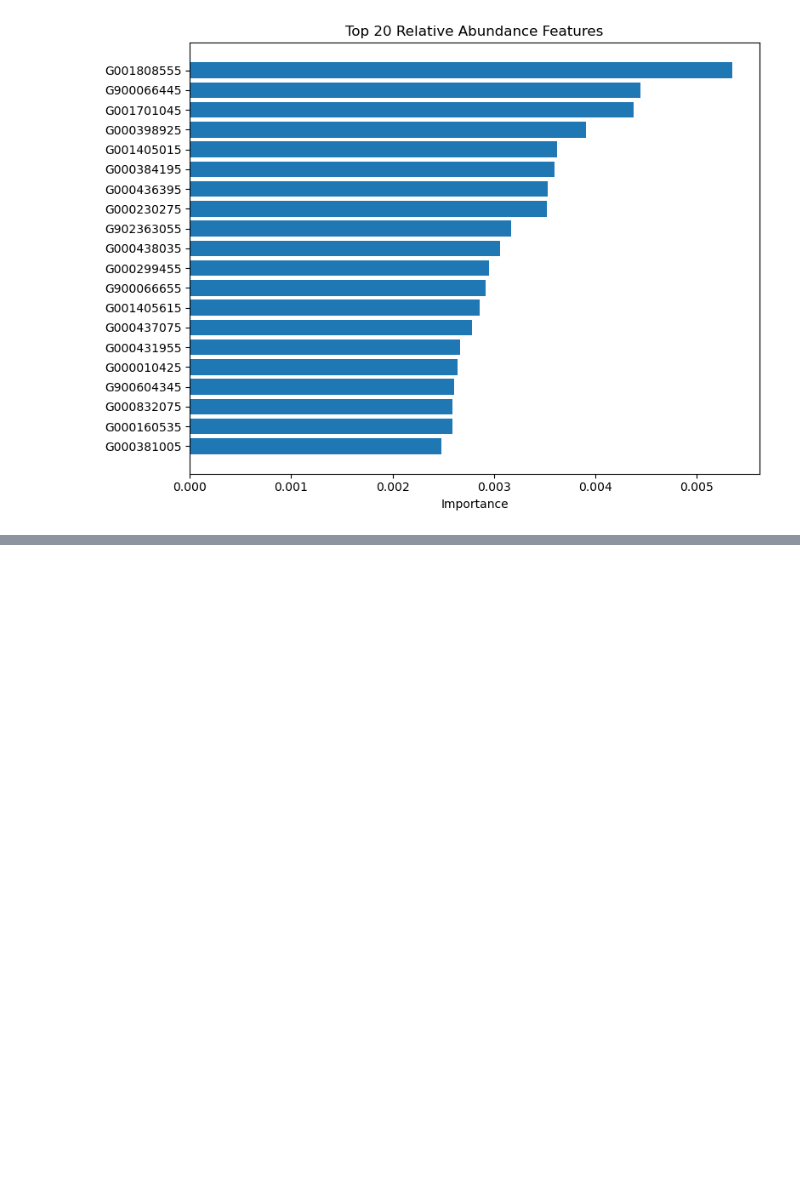
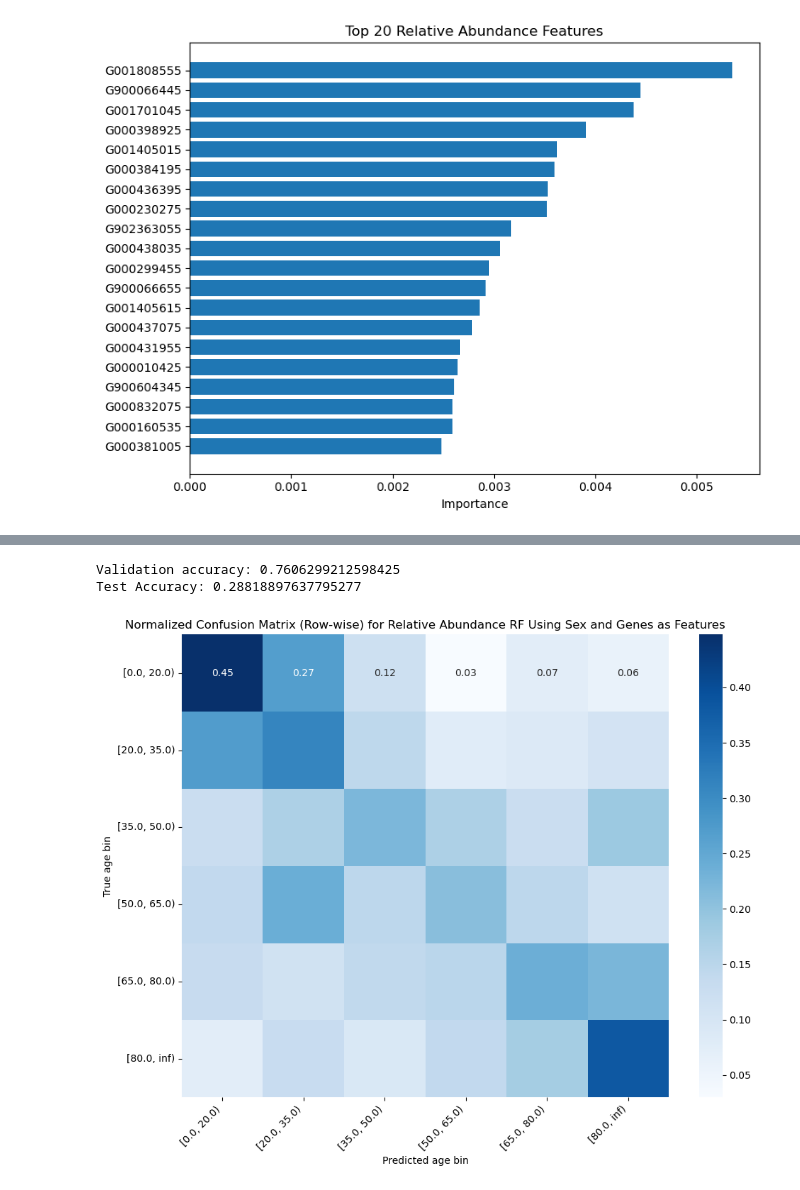
Before and after one commit to mwdai049/Microbial-Abundances-Predictions-on-EHR-and-Transformability, a Jupyter notebook: src/metadata-variable-prediction/age-prediction/age_rf_classifier.ipynb, the cells around one changed output, grey strips where cells are left out. Cells and saved outputs as stored; diff of their text form; code cells hidden in the pictures; blank space fills up the shorter version.

Commit message:
Added age classifier

```diff
--- a/src/metadata-variable-prediction/age-prediction/age_rf_classifier.ipynb
+++ b/src/metadata-variable-prediction/age-prediction/age_rf_classifier.ipynb
@@ -1100,0 +1386,14 @@ Unique to Relative: {'G000398925', 'G000832075', 'G900604345', 'G001808555', 'G0
+# %%
+tax = pd.read_csv('/ddn_scratch/miter/nph-tables/wolr2-taxonomy.tsv', sep='\t')
+tax['genus_raw'] = tax['d__Bacteria; p__Firmicutes; c__Bacilli; o__Bacillales_H; f__Bacillaceae_D; g__Bacillus_S; s__Bacillus_S pseudofirmus'].str.extract(r'g__([^;]+)')
+
+# Idea: grab the columns more significantly correlated with age and use those for training instead
+# Strong age correlation
+age_bac = ['Haemophilus_D', 'Sutterella', 'Akkermansia', 'Phascolarctobacterium',
+           'Ruminiclostridium_E', 'Cloacibacillus', 'Pseudomonas', 'UBA1685',
+           'UBA10677', 'CAG-314', 'CAG-313', 'QAKW01']
+
+# Retrieving column names from taxonomy mapping with values in age_bac
+tax_rel_bac = tax[tax["genus_raw"].isin(age_bac)].copy()
+col_names = tax_rel_bac['G000005825'].values
+col_names
@@ -1100,0 +1485,47 @@ Unique to Relative: {'G000398925', 'G000832075', 'G900604345', 'G001808555', 'G0
+# %%
+# Training the RF
+# Absolute
+rel_rf_sex_gene = RandomForestClassifier(
+    n_estimators=500,
+    class_weight="balanced",
+    random_state=42,
+    n_jobs=-1
+)
+
+rel_rf_sex_gene.fit(rel_X_train_aug, rel_Y_train)
+
+# Validation set
+val_preds = rel_rf_sex_gene.predict(rel_X_val_aug)
+print("Validation accuracy:", accuracy_score(rel_Y_val, val_preds))
+
+# Test
+y_pred = rel_rf_sex_gene.predict(rel_X_test_aug)
+rel_rf_sex_gene_accuracy = accuracy_score(rel_Y_test, y_pred)
+print("Test Accuracy:", rel_rf_sex_gene_accuracy)
+
+cm = confusion_matrix(rel_Y_test, y_pred)
+labels = abs_rf.classes_
+cm_norm = cm / cm.sum(axis=1, keepdims=True)
+
+plt.figure(figsize=(10, 8))
+sns.heatmap(
+    cm_norm,
+    annot=True,
+    fmt=".2f",
+    cmap="Blues",
+    xticklabels=labels,
+    yticklabels=labels
+)
+
+plt.xlabel("Predicted age bin")
+plt.ylabel("True age bin")
+plt.title("Normalized Confusion Matrix (Row-wise) for Relative Abundance RF Using Sex and Genes as Features")
+plt.xticks(rotation=45, ha="right")
+plt.yticks(rotation=0)
+plt.tight_layout()
+plt.savefig("age_abs_rf_sex_gene_cm.png", format="png")
+plt.show()
+# %% [output]
+Validation accuracy: 0.7606299212598425
+Test Accuracy: 0.28818897637795277
+[figure, added]
```
Also changed, not shown: parts of 47 cells of this notebook, 27 other files.
